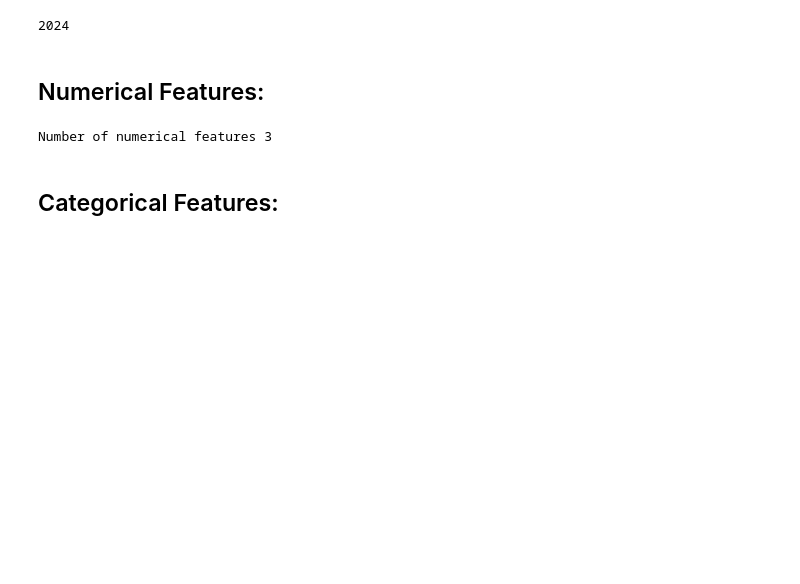
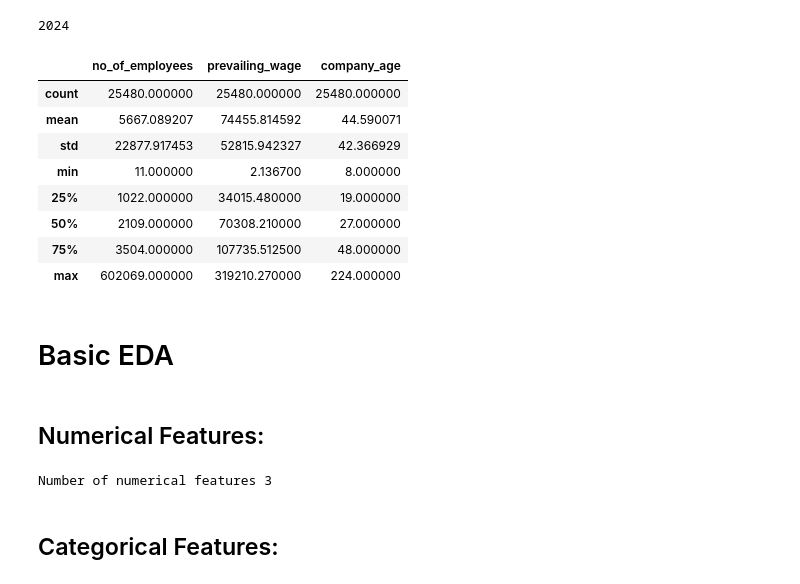
Before and after one commit to 1sallyb/FinalProject, a Jupyter notebook: Notebook/FeatureEngineering.ipynb, the cells around one changed output. Saved outputs shown, nothing was run; the diff lists cells and outputs as text; code cells hidden in the pictures; blank space fills up the shorter version.

```diff
--- a/Notebook/FeatureEngineering.ipynb
+++ b/Notebook/FeatureEngineering.ipynb
@@ -27,3 +31,17 @@ df.drop('yr_of_estab', inplace = True, axis = 1)
+# %%
+df.describe()
+# %% [output]
+|  | no_of_employees | prevailing_wage | company_age |
+| count | 25480.000000 | 25480.000000 | 25480.000000 |
+| mean | 5667.089207 | 74455.814592 | 44.590071 |
+| std | 22877.917453 | 52815.942327 | 42.366929 |
+| min | 11.000000 | 2.136700 | 8.000000 |
+| 25% | 1022.000000 | 34015.480000 | 19.000000 |
+| 50% | 2109.000000 | 70308.210000 | 27.000000 |
+| 75% | 3504.000000 | 107735.512500 | 48.000000 |
+| max | 602069.000000 | 319210.270000 | 224.000000 |
+# %% [markdown]
+# Basic EDA
 # %% [markdown]
 ## Numerical Features:
 # %%
```
Also changed, not shown: parts of 18 cells of this notebook, 1 other file.
